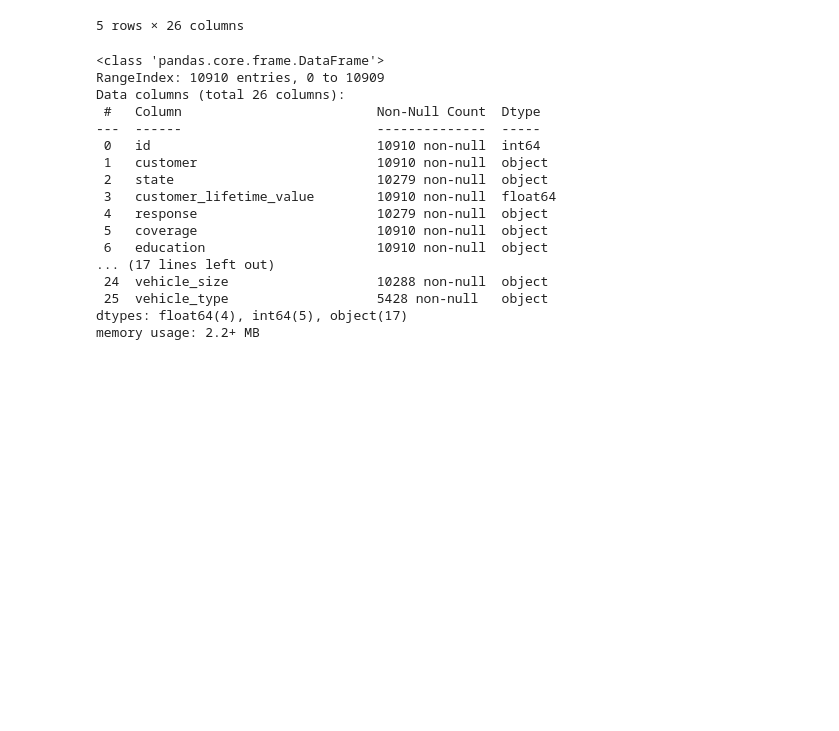
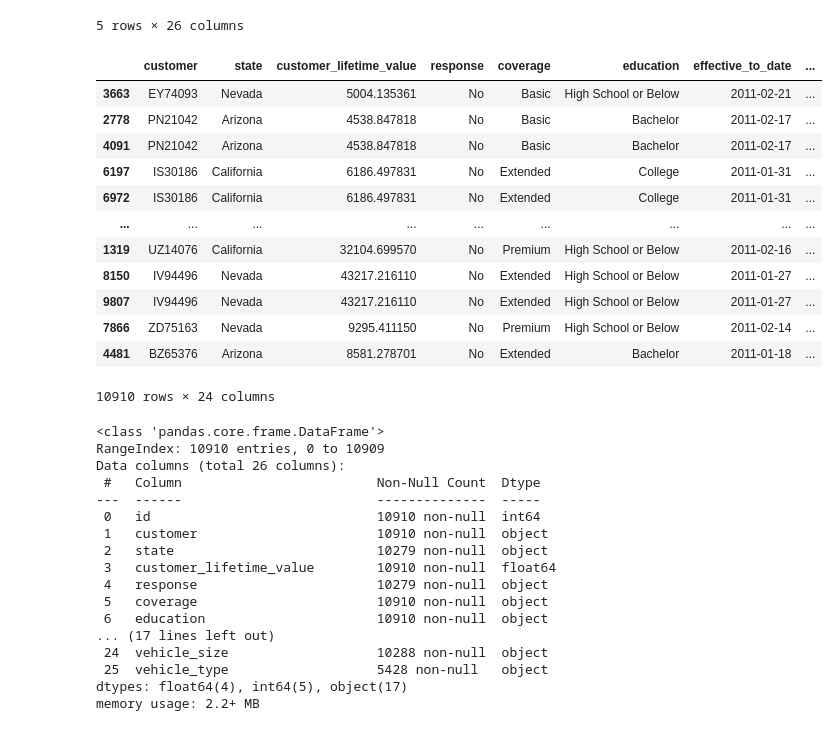
Before and after one commit to SergiGuasch/sergiguasch, a Jupyter notebook: labs/week1/Lab Customer Analysis + prediction, evaluation.ipynb, the cells around one changed output. Cells and saved outputs as stored; diff of their text form; code cells hidden in the pictures; blank space fills up the shorter version.

```diff
--- a/labs/week1/Lab Customer Analysis + prediction, evaluation.ipynb
+++ b/labs/week1/Lab Customer Analysis + prediction, evaluation.ipynb
@@ -48,6 +48,22 @@ mca.head()
 | 3 | 3 | XL78013 | Oregon | 22332.439460 | Yes | Extended | College | 1/11/11 | ... |
 | 4 | 4 | QA50777 | Oregon | 9025.067525 | No | Premium | Bachelor | 1/17/11 | ... |
 5 rows × 26 columns
+# %%
+mca.sort_values('total_claim_amount')
+# %% [output]
+|  | customer | state | customer_lifetime_value | response | coverage | education | effective_to_date | ... |
+| 3663 | EY74093 | Nevada | 5004.135361 | No | Basic | High School or Below | 2011-02-21 | ... |
+| 2778 | PN21042 | Arizona | 4538.847818 | No | Basic | Bachelor | 2011-02-17 | ... |
+| 4091 | PN21042 | Arizona | 4538.847818 | No | Basic | Bachelor | 2011-02-17 | ... |
+| 6197 | IS30186 | California | 6186.497831 | No | Extended | College | 2011-01-31 | ... |
+| 6972 | IS30186 | California | 6186.497831 | No | Extended | College | 2011-01-31 | ... |
+| ... | ... | ... | ... | ... | ... | ... | ... | ... |
+| 1319 | UZ14076 | California | 32104.699570 | No | Premium | High School or Below | 2011-02-16 | ... |
+| 8150 | IV94496 | Nevada | 43217.216110 | No | Extended | High School or Below | 2011-01-27 | ... |
+| 9807 | IV94496 | Nevada | 43217.216110 | No | Extended | High School or Below | 2011-01-27 | ... |
+| 7866 | ZD75163 | Nevada | 9295.411150 | No | Premium | High School or Below | 2011-02-14 | ... |
+| 4481 | BZ65376 | Arizona | 8581.278701 | No | Extended | Bachelor | 2011-01-18 | ... |
+10910 rows × 24 columns
 # %%
 mca.info()
 # %% [output]
```
Also changed, not shown: parts of 2 cells of this notebook, 26 other files.
